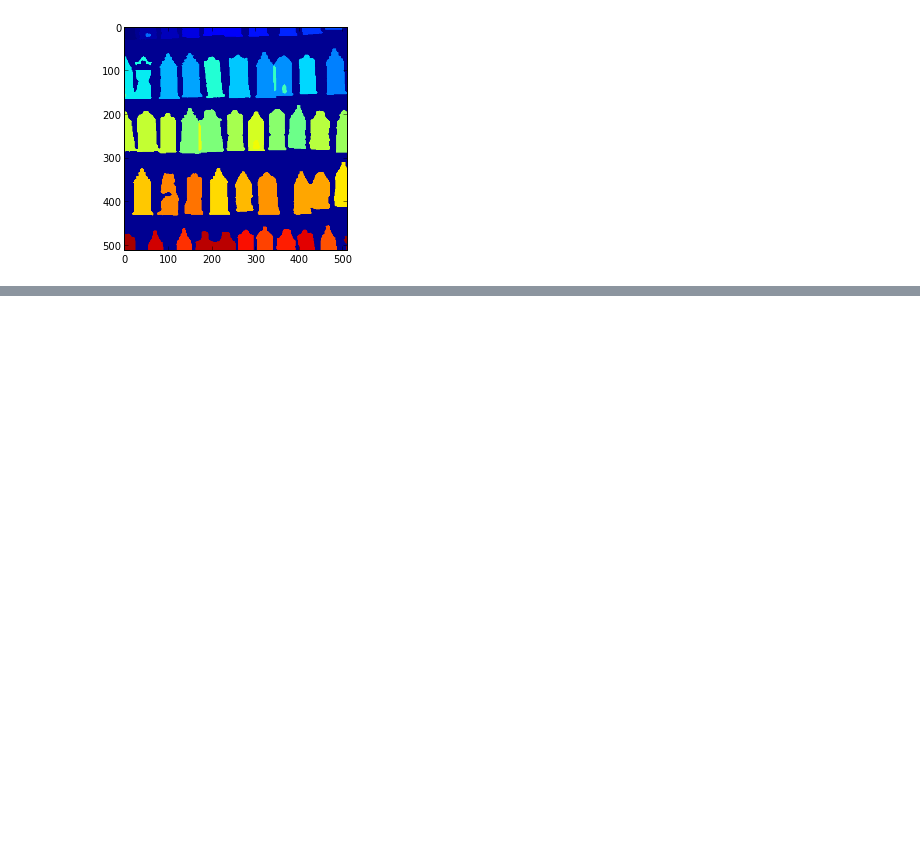
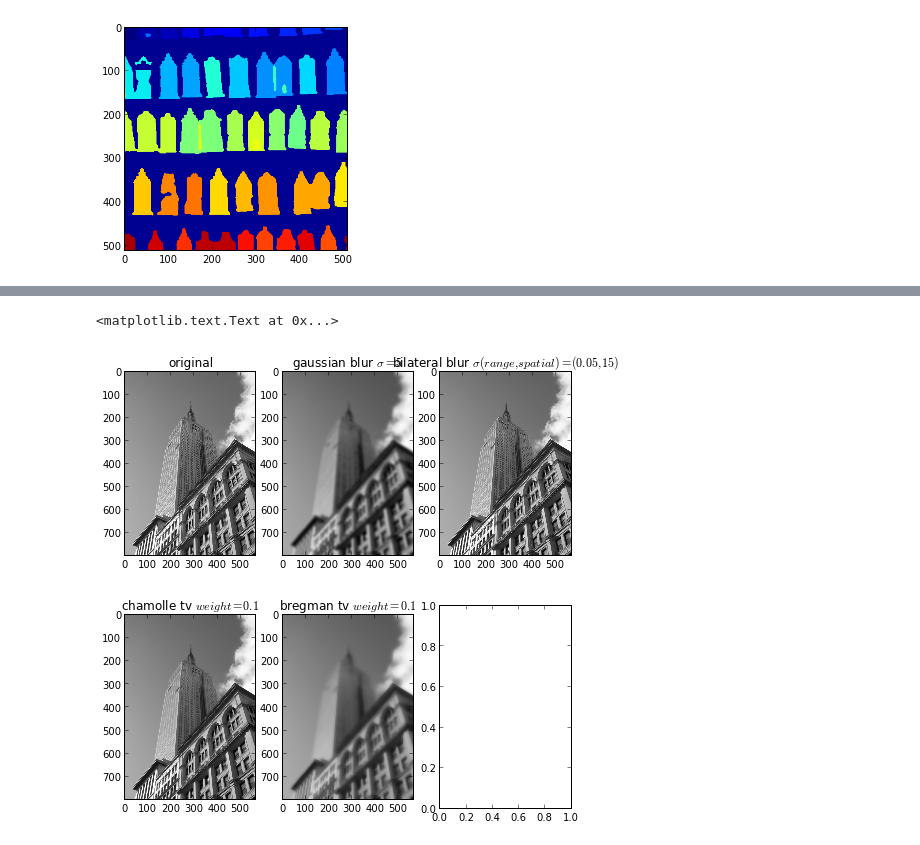
Before and after one commit to dolaameng/tutorials, a Jupyter notebook: cv-tutorials/BASIC_image_processing.ipynb, the cells around one changed output, grey strips where cells are left out. Cells and saved outputs as stored; diff of their text form; code cells hidden in the pictures; blank space fills up the shorter version.

```diff
--- a/cv-tutorials/BASIC_image_processing.ipynb
+++ b/cv-tutorials/BASIC_image_processing.ipynb
@@ -388,0 +401,29 @@ imshow(label_img, cmap='jet')
+# %%
+## Load original image
+from skimage import color, filter, io
+from scipy.ndimage import filters
+img = color.rgb2gray(io.imread('data/python-cv/empire.jpg'))
+## Gaussian blur
+gassian_img = filters.gaussian_filter(img, sigma = 5)
+## chambolle-implementation tv denoising
+chamolle_img = filter.denoise_tv_chambolle(img, weight = 0.1, multichannel=False)
+## bregman-implmentation tv denoising - CANNOT BE USED FOR MULTICHANNEL COLOR IMAGES
+bregman_img = filter.denoise_tv_bregman(img, weight=0.1)
+## bilateral filtering
+bilateral_img = filter.denoise_bilateral(img, sigma_range=0.05, sigma_spatial=15)
+## Plot images
+fig, axes = subplots(nrows = 2, ncols = 3, figsize=(8, 8))
+gray()
+axes[0, 0].imshow(img)
+axes[0, 0].set_title('original')
+axes[0, 1].imshow(gassian_img)
+axes[0, 1].set_title('gaussian blur $\sigma=5$')
+axes[0, 2].imshow(bilateral_img)
+axes[0, 2].set_title('bilateral blur $\sigma (range,spatial)=(0.05, 15)$')
+axes[1, 0].imshow(chamolle_img)
+axes[1, 0].set_title('chamolle tv $weight=0.1$')
+axes[1, 1].imshow(bregman_img)
+axes[1, 1].set_title('bregman tv $weight=0.1$')
+# %% [output]
+<matplotlib.text.Text at 0x...>
+[figure, added]
```
Also changed, not shown: parts of 5 cells of this notebook, 1 other file.
